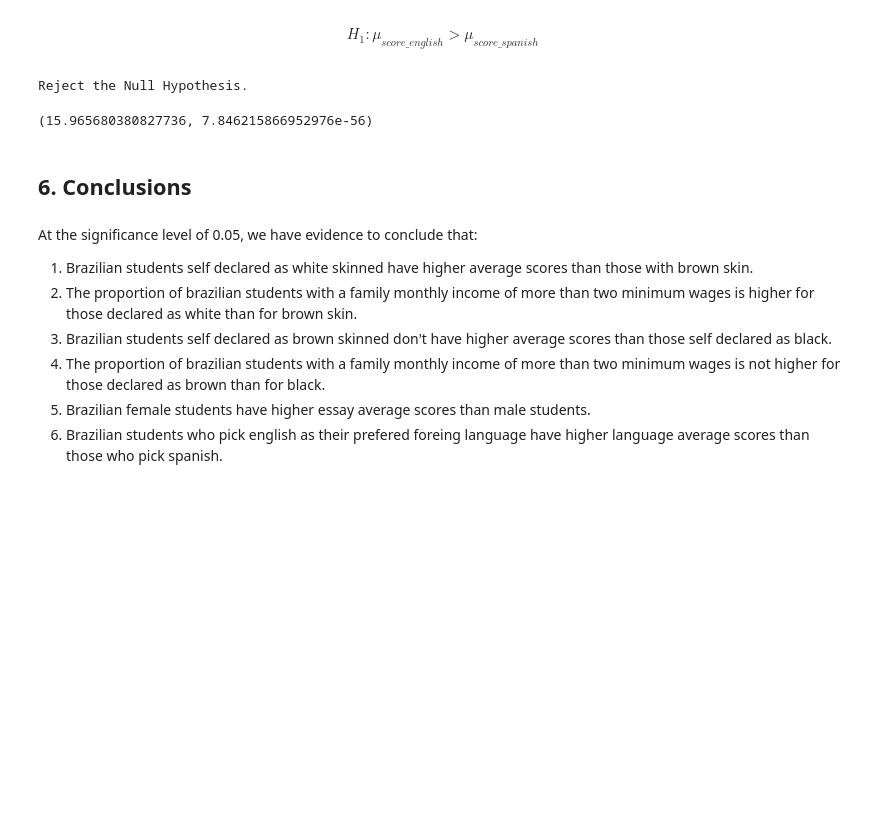
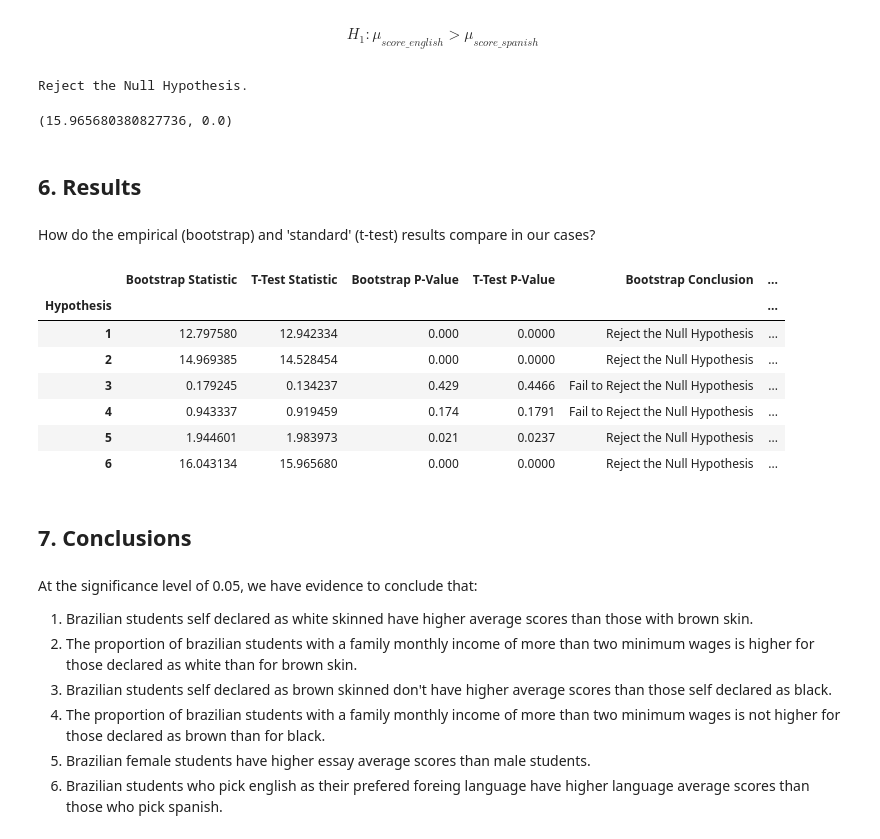
Before and after one commit to thiagofuruchima/enem_ds, a Jupyter notebook: enem_data_study.ipynb, the cells around one changed output. Cells and saved outputs as stored; diff of their text form; code cells hidden in the pictures; blank space fills up the shorter version.

Commit message:
Added summary table with bootstrap and t-test results.

```diff
--- a/enem_data_study.ipynb
+++ b/enem_data_study.ipynb
@@ -542,7 +543,7 @@ $$H_0: \mu_{score\_brown} \le \mu_{score\_black}$$
 # %% [markdown]
 $$H_1: \mu_{score\_brown} \gt \mu_{score\_black}$$
 # %%
-statistic_ttest, pvalue_ttest = perform_one_sided_two_sample_ttest(df.query('SKIN_COLOR=="Brown"')['TOTAL_SCORE'], df.query('SKIN_COLOR=="Black"')['TOTAL_SCORE'])
-statistic_ttest, pvalue_ttest
+statistic_ttest_3, pvalue_ttest_3 = perform_one_sided_two_sample_ttest(df.query('SKIN_COLOR=="Brown"')['TOTAL_SCORE'], df.query('SKIN_COLOR=="Black"')['TOTAL_SCORE'])
+statistic_ttest_3, pvalue_ttest_3
 # %% [output]
 Fail to Reject the Null Hypothesis.
@@ -554,7 +555,7 @@ $$ H_0 : p_{income\_brown} \le p_{income\_black} $$
 # %% [markdown]
 $$ H_1 : p_{income\_brown} \gt p_{income\__black} $$
 # %%
-statistic_ttest, pvalue_ttest = perform_one_sided_two_sample_ttest(df.query('SKIN_COLOR=="Brown"')['AVERAGE_INCOME_MORE_2WAGES'], df.query('SKIN_COLOR=="Black"')['AVERAGE_INCOME_MORE_2WAGES'])
-statistic_ttest, pvalue_ttest
+statistic_ttest_4, pvalue_ttest_4 = perform_one_sided_two_sample_ttest(df.query('SKIN_COLOR=="Brown"')['AVERAGE_INCOME_MORE_2WAGES'], df.query('SKIN_COLOR=="Black"')['AVERAGE_INCOME_MORE_2WAGES'])
+statistic_ttest_4, pvalue_ttest_4
 # %% [output]
 Fail to Reject the Null Hypothesis.
@@ -566,8 +567,7 @@ $$H_0: \mu_{score\_female} \le \mu_{score\_male}$$
 # %% [markdown]
 $$H_1: \mu_{score\_female} \gt \mu_{score\_male}$$
 # %%
-statistic_ttest, pvalue_ttest = perform_one_sided_two_sample_ttest(df.query('GENDER=="Female"')['GRADE_ESSAY'], df.query('GENDER=="Male"')['GRADE_ESSAY'])
-
-statistic_ttest, pvalue_ttest
+statistic_ttest_5, pvalue_ttest_5 = perform_one_sided_two_sample_ttest(df.query('GENDER=="Female"')['GRADE_ESSAY'], df.query('GENDER=="Male"')['GRADE_ESSAY'])
+statistic_ttest_5, pvalue_ttest_5
 # %% [output]
 Reject the Null Hypothesis.
@@ -579,14 +579,42 @@ $$H_0: \mu_{score\_english} \le \mu_{score\_spanish}$$
 # %% [markdown]
 $$H_1: \mu_{score\_english} \gt \mu_{score\_spanish}$$
 # %%
-statistic_ttest, pvalue_ttest = perform_one_sided_two_sample_ttest(df.query('FOREIGN_LANGUAGE=="English"')['GRADE_LANGUAGE_SCIENCES'], df.query('FOREIGN_LANGUAGE=="Spanish"')['GRADE_LANGUAGE_SCIENCES'])
-
-statistic_ttest, pvalue_ttest
+statistic_ttest_6, pvalue_ttest_6 = perform_one_sided_two_sample_ttest(df.query('FOREIGN_LANGUAGE=="English"')['GRADE_LANGUAGE_SCIENCES'], df.query('FOREIGN_LANGUAGE=="Spanish"')['GRADE_LANGUAGE_SCIENCES'])
+statistic_ttest_6, pvalue_ttest_6
 # %% [output]
 Reject the Null Hypothesis.
-(15.965680380827736, 7.846215866952976e-56)
+(15.965680380827736, 0.0)
 # %% [markdown]
-## 6. Conclusions
+## 6. Results
+# %% [markdown]
+How do the empirical (bootstrap) and 'standard' (t-test) results compare in our cases?
+# %%
+summary_df = pd.DataFrame({"Hypothesis":[1, 2, 3, 4, 5, 6],
+                          "Bootstrap Statistic":[statistic_boot_1, statistic_boot_2, statistic_boot_3, statistic_boot_4, statistic_boot_5, statistic_boot_6],
+                          "T-Test Statistic":[statistic_ttest_1, statistic_ttest_2, statistic_ttest_3, statistic_ttest_4, statistic_ttest_5, statistic_ttest_6],
+                          "Bootstrap P-Value":[pvalue_boot_1, pvalue_boot_2, pvalue_boot_3, pvalue_boot_4, pvalue_boot_5, pvalue_boot_6],
+                          "T-Test P-Value":[pvalue_ttest_1, pvalue_ttest_2, pvalue_ttest_3, pvalue_ttest_4, pvalue_ttest_5, pvalue_ttest_6]}, )
+
+summary_df.set_index('Hypothesis', inplace=True)
+
+summary_df['Bootstrap Conclusion'] = (df_compare['Bootstrap P-Value'] < alpha).map({True:"Reject the Null Hypothesis",
+                                                                                    False:"Fail to Reject the Null Hypothesis"})
+
+summary_df['T-Test Conclusion'] = (df_compare['T-Test P-Value'] < alpha).map({True:"Reject the Null Hypothesis",
+                                                                                    False:"Fail to Reject the Null Hypothesis"})
+
+summary_df
+# %% [output]
+|  | Bootstrap Statistic | T-Test Statistic | Bootstrap P-Value | T-Test P-Value | Bootstrap Conclusion | ... |
+| Hypothesis |  |  |  |  |  | ... |
+| 1 | 12.797580 | 12.942334 | 0.000 | 0.0000 | Reject the Null Hypothesis | ... |
+| 2 | 14.969385 | 14.528454 | 0.000 | 0.0000 | Reject the Null Hypothesis | ... |
+| 3 | 0.179245 | 0.134237 | 0.429 | 0.4466 | Fail to Reject the Null Hypothesis | ... |
+| 4 | 0.943337 | 0.919459 | 0.174 | 0.1791 | Fail to Reject the Null Hypothesis | ... |
+| 5 | 1.944601 | 1.983973 | 0.021 | 0.0237 | Reject the Null Hypothesis | ... |
+| 6 | 16.043134 | 15.965680 | 0.000 | 0.0000 | Reject the Null Hypothesis | ... |
+# %% [markdown]
+## 7. Conclusions
 # %% [markdown]
 At the significance level of 0.05, we have evidence to conclude that:
 
```
Also changed, not shown: parts of 24 cells of this notebook.
